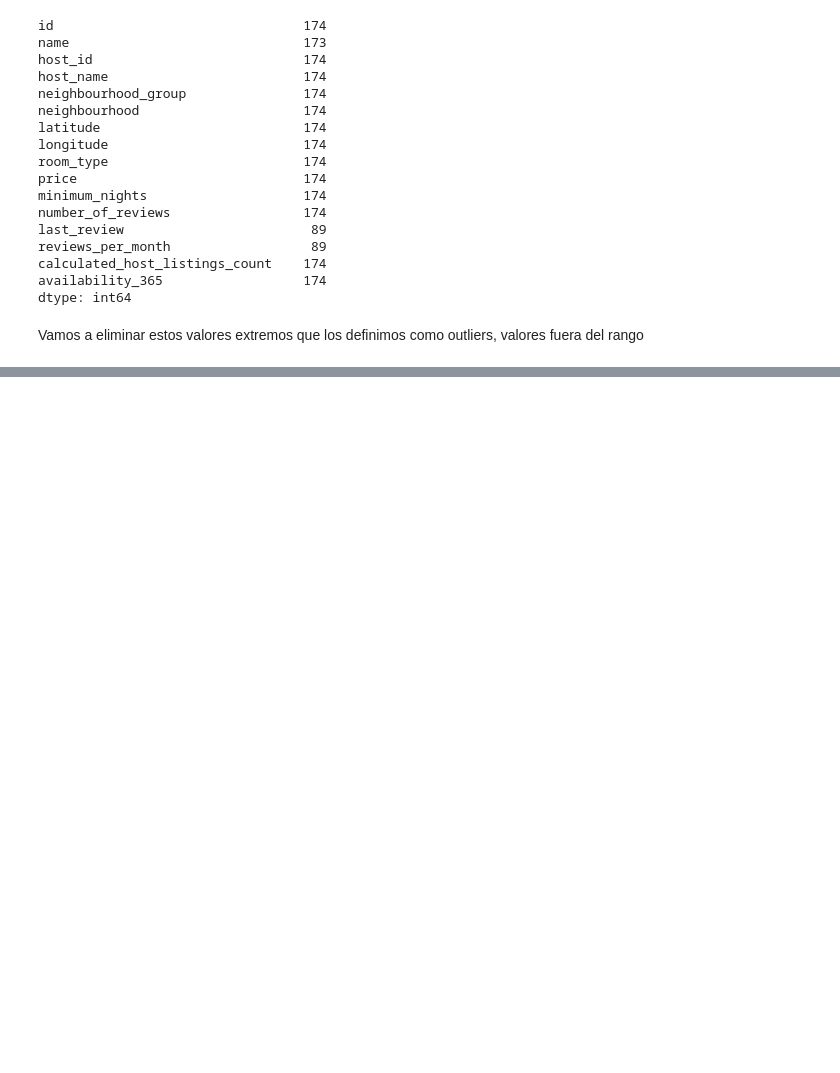
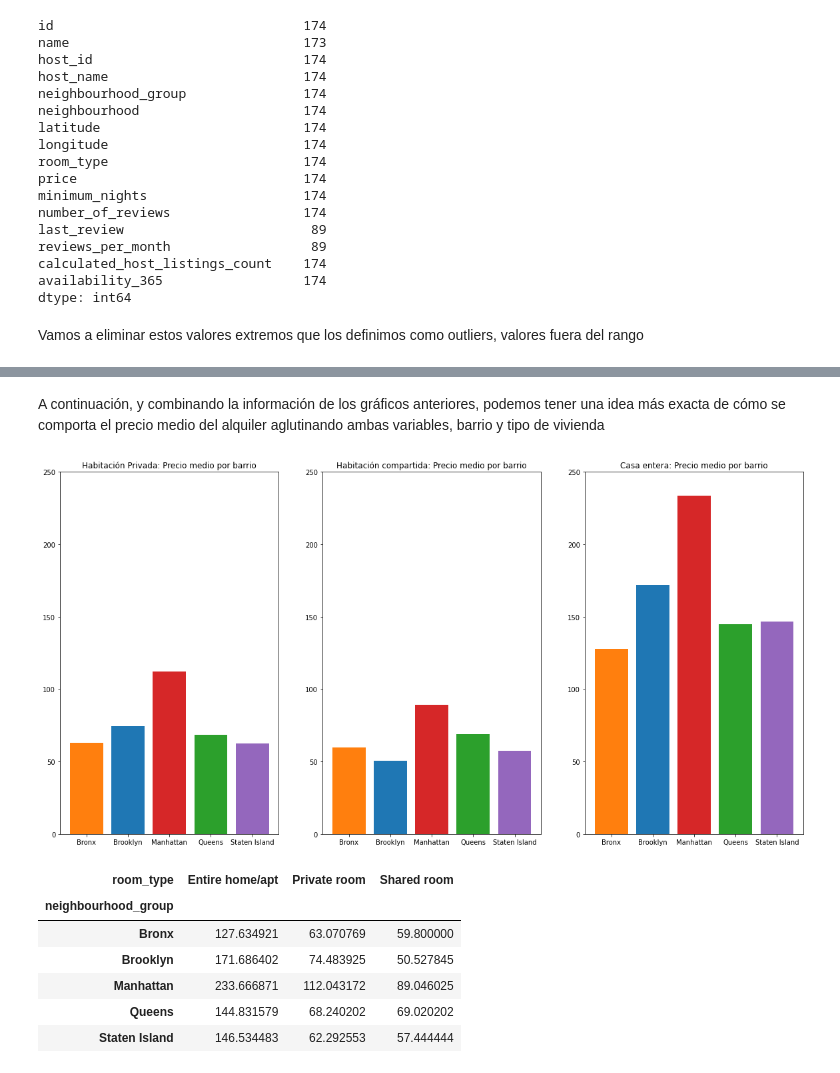
Before and after one commit to JuanAntonaccio/machine_learning_python-template, a Jupyter notebook: src/explore2.ipynb, the cells around one changed output, grey strips where cells are left out. Saved outputs shown, nothing was run; the diff lists cells and outputs as text; code cells hidden in the pictures; blank space fills up the shorter version.

```diff
--- a/src/explore2.ipynb
+++ b/src/explore2.ipynb
@@ -115,0 +226,54 @@ df_2_NY.describe()
+# %% [markdown]
+A continuación, y combinando la información de los gráficos anteriores, podemos tener una idea más exacta de cómo se comporta el precio medio del alquiler aglutinando ambas variables, barrio y tipo de vivienda
+# %%
+x=['Bronx', 'Brooklyn', 'Manhattan','Queens', 'Staten Island']
+
+
+y1=df_3_NY[df_3_NY["room_type"]=="Private room"].groupby(by="neighbourhood_group").mean().price
+y2=df_3_NY[df_3_NY["room_type"]=="Shared room"].groupby(by="neighbourhood_group").mean().price
+y3=df_3_NY[df_3_NY["room_type"]=="Entire home/apt"].groupby(by="neighbourhood_group").mean().price
+
+
+
+
+width=0.8
+
+
+fig, ax = plt.subplots(figsize=(20,10))
+
+
+ax1=plt.subplot(1, 3, 1)
+ax2=plt.subplot(1, 3, 2)
+ax3=plt.subplot(1 ,3, 3)
+
+
+ax1.bar(x,y1,width, color= neighbourhood_colors)
+ax1.set_title("Habitación Privada: Precio medio por barrio")
+ax1.set_ylim(0,250)
+
+
+ax2.bar(x,y2,width, color = neighbourhood_colors)
+ax2.set_title("Habitación compartida: Precio medio por barrio")
+ax2.set_ylim(0,250)
+
+
+ax3.bar(x,y3,width, color = neighbourhood_colors)
+ax3.set_title("Casa entera: Precio medio por barrio")
+ax3.set_ylim(0,250)
+
+
+plt.show()
+
+
+df_n_roomtype = df_3_NY.groupby(['neighbourhood_group','room_type']).agg({'price':'mean'})
+df_n_roomtype = pd.pivot_table(df_n_roomtype, values="price",index=['neighbourhood_group'], columns=['room_type'])
+df_n_roomtype
+# %% [output]
+[figure, added]
+| room_type | Entire home/apt | Private room | Shared room |
+| neighbourhood_group |  |  |  |
+| Bronx | 127.634921 | 63.070769 | 59.800000 |
+| Brooklyn | 171.686402 | 74.483925 | 50.527845 |
+| Manhattan | 233.666871 | 112.043172 | 89.046025 |
+| Queens | 144.831579 | 68.240202 | 69.020202 |
+| Staten Island | 146.534483 | 62.292553 | 57.444444 |
```
Also changed, not shown: parts of 13 cells of this notebook.
